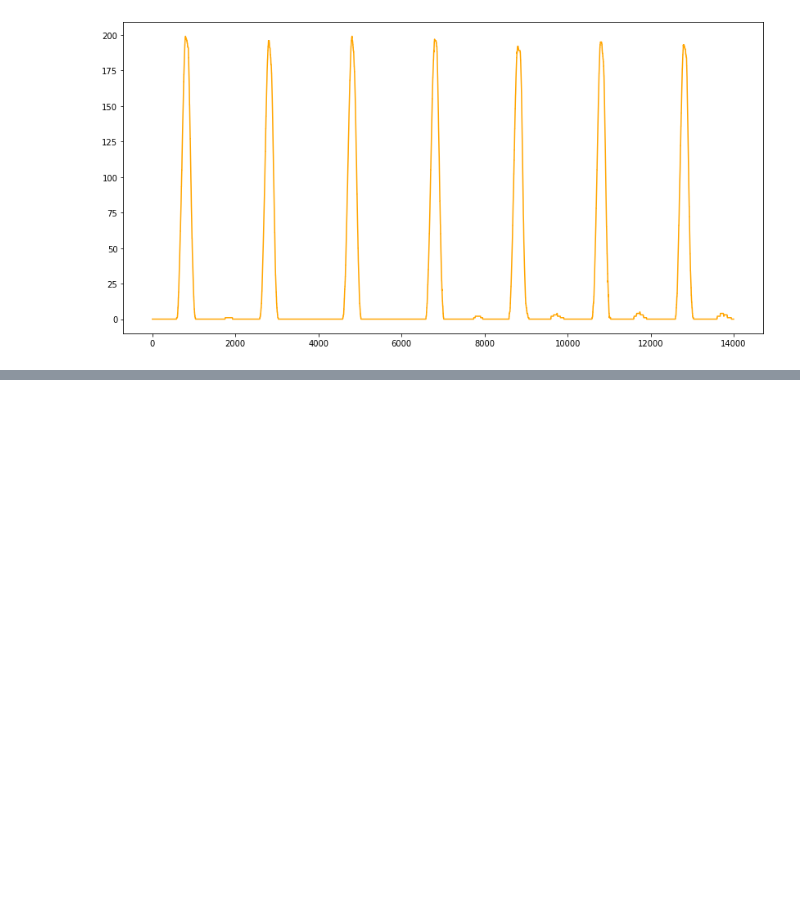
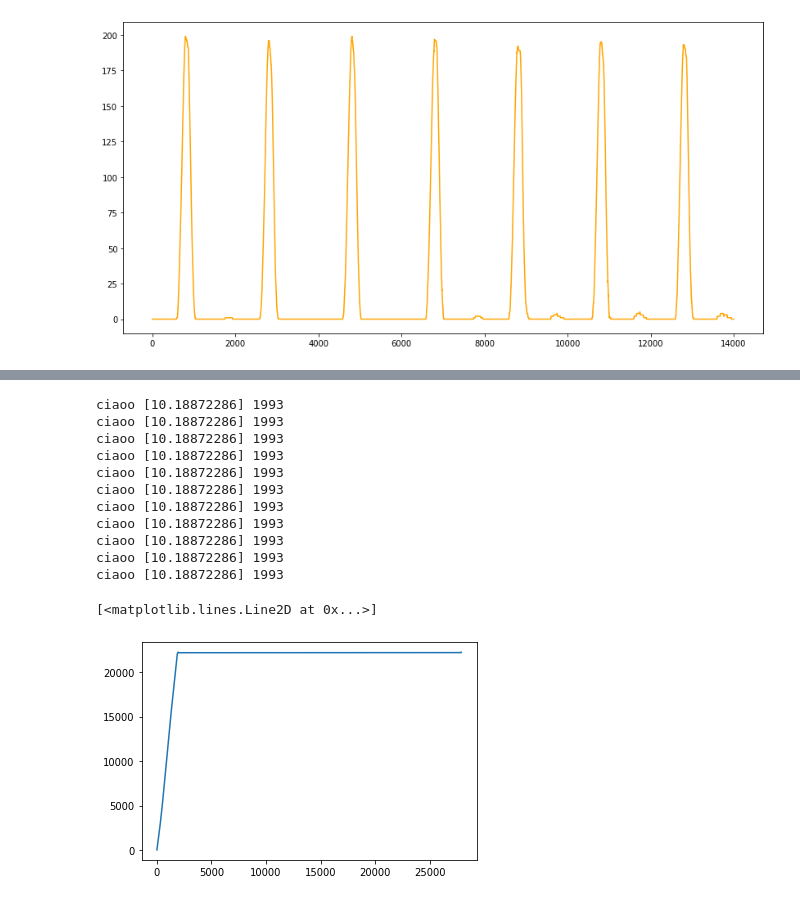
Before and after one commit to AlexPasqua/MLCMS-exercises, a Jupyter notebook: EX5/src/task5.ipynb, the cells around one changed output, grey strips where cells are left out. Saved outputs shown, nothing was run; the diff lists cells and outputs as text; code cells hidden in the pictures; blank space fills up the shorter version.

```diff
--- a/EX5/src/task5.ipynb
+++ b/EX5/src/task5.ipynb
@@ -159,0 +183,37 @@ plt.plot(pred_mi, c='orange')
+# %%
+def rbf_approx(t, y, centers, eps, C, period_len, starting_point):
+    """
+    function to return vector field of a single point (rbf)
+    :param t: time (for solve_ivp)
+    :param y: single point
+    :param centers: all centers
+    :param eps: radius of gaussians
+    :param C: coefficient matrix, found with least squares
+    :return: derivative for point y
+    """
+    if t % period_len == 0:
+        print("ciaoo", starting_point, period_len)
+        y = starting_point
+    y = y.reshape(1, y.shape[-1])
+    phi = np.exp(-cdist(y, centers) ** 2 / eps ** 2)
+    return phi @ C
+# %%
+starting_point = arclens_data[0]
+end_time = len(period_speeds) * 14
+t_eval = np.linspace(0, end_time, 25000)
+sol = solve_ivp(rbf_approx, [0, end_time],  starting_point, t_eval = t_eval, args=[centers, eps, C, len(period_speeds), starting_point])
+plt.plot(sol.t, sol.y[0,:])
+# %% [output]
+ciaoo [10.18872286] 1993
+ciaoo [10.18872286] 1993
+ciaoo [10.18872286] 1993
+ciaoo [10.18872286] 1993
+ciaoo [10.18872286] 1993
+ciaoo [10.18872286] 1993
+ciaoo [10.18872286] 1993
+ciaoo [10.18872286] 1993
+ciaoo [10.18872286] 1993
+ciaoo [10.18872286] 1993
+ciaoo [10.18872286] 1993
+[<matplotlib.lines.Line2D at 0x...>]
+[figure, added]
```
Also changed, not shown: parts of 10 cells of this notebook, 1 other file.
